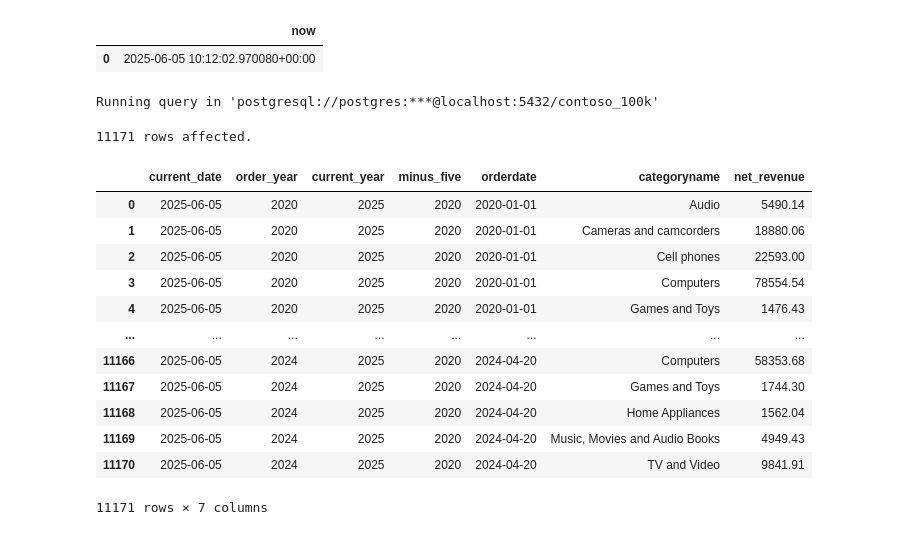
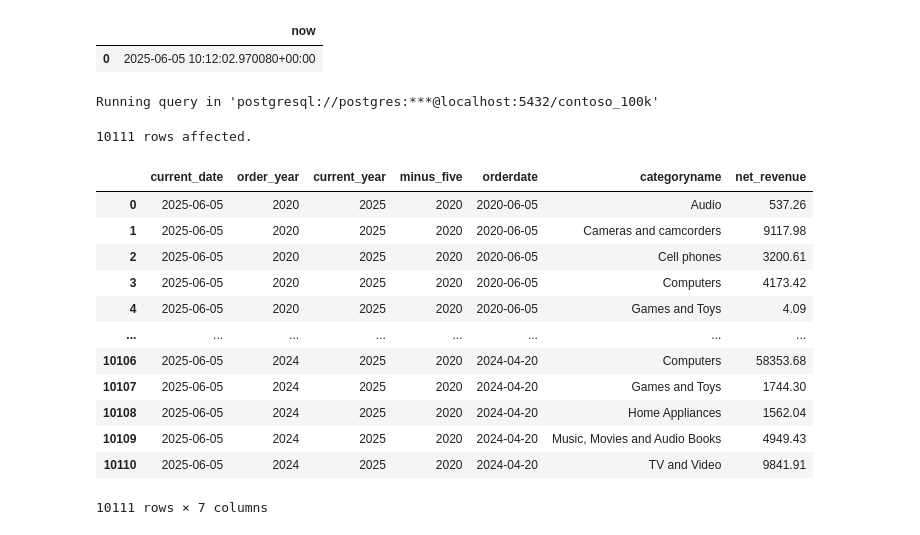
Before and after one commit to muva8496/The-Great-Thing, a Jupyter notebook: Resources/Blank_SQL_Notebook.ipynb, the cells around one changed output. Drawn from its saved outputs; the diff is of its cells as text; code cells hidden in the pictures.

```diff
--- a/Resources/Blank_SQL_Notebook.ipynb
+++ b/Resources/Blank_SQL_Notebook.ipynb
@@ -160,36 +160,36 @@ Running query in 'postgresql://postgres:***@localhost:5432/contoso_100k'
 # %%
 %%sql
 
 SELECT
     CURRENT_DATE,
     EXTRACT(YEAR FROM orderdate) AS order_year,
     EXTRACT(YEAR FROM CURRENT_DATE) AS current_year,
     EXTRACT(YEAR FROM CURRENT_DATE) - 5 AS minus_five,
     s.orderdate,
     p.categoryname,
     SUM(s.quantity * s.netprice * s.exchangerate) AS net_revenue
 FROM sales s
 LEFT JOIN product p ON s.productkey = p.productkey
-WHERE EXTRACT(YEAR FROM s.orderdate) >= EXTRACT(YEAR FROM CURRENT_DATE) - 5
+WHERE orderdate >= CURRENT_DATE - INTERVAL '5 years'
 GROUP BY
   s.orderdate,
   p.categoryname
 ORDER BY
   s.orderdate,
   p.categoryname
 # %% [output]
 Running query in 'postgresql://postgres:***@localhost:5432/contoso_100k'
-11171 rows affected.
+10111 rows affected.
 |  | current_date | order_year | current_year | minus_five | orderdate | categoryname | net_revenue |
-| 0 | 2025-06-05 | 2020 | 2025 | 2020 | 2020-01-01 | Audio | 5490.14 |
-| 1 | 2025-06-05 | 2020 | 2025 | 2020 | 2020-01-01 | Cameras and camcorders | 18880.06 |
-| 2 | 2025-06-05 | 2020 | 2025 | 2020 | 2020-01-01 | Cell phones | 22593.00 |
-| 3 | 2025-06-05 | 2020 | 2025 | 2020 | 2020-01-01 | Computers | 78554.54 |
-| 4 | 2025-06-05 | 2020 | 2025 | 2020 | 2020-01-01 | Games and Toys | 1476.43 |
+| 0 | 2025-06-05 | 2020 | 2025 | 2020 | 2020-06-05 | Audio | 537.26 |
+| 1 | 2025-06-05 | 2020 | 2025 | 2020 | 2020-06-05 | Cameras and camcorders | 9117.98 |
+| 2 | 2025-06-05 | 2020 | 2025 | 2020 | 2020-06-05 | Cell phones | 3200.61 |
+| 3 | 2025-06-05 | 2020 | 2025 | 2020 | 2020-06-05 | Computers | 4173.42 |
+| 4 | 2025-06-05 | 2020 | 2025 | 2020 | 2020-06-05 | Games and Toys | 4.09 |
 | ... | ... | ... | ... | ... | ... | ... | ... |
-| 11166 | 2025-06-05 | 2024 | 2025 | 2020 | 2024-04-20 | Computers | 58353.68 |
-| 11167 | 2025-06-05 | 2024 | 2025 | 2020 | 2024-04-20 | Games and Toys | 1744.30 |
-| 11168 | 2025-06-05 | 2024 | 2025 | 2020 | 2024-04-20 | Home Appliances | 1562.04 |
-| 11169 | 2025-06-05 | 2024 | 2025 | 2020 | 2024-04-20 | Music, Movies and Audio Books | 4949.43 |
-| 11170 | 2025-06-05 | 2024 | 2025 | 2020 | 2024-04-20 | TV and Video | 9841.91 |
+| 10106 | 2025-06-05 | 2024 | 2025 | 2020 | 2024-04-20 | Computers | 58353.68 |
+| 10107 | 2025-06-05 | 2024 | 2025 | 2020 | 2024-04-20 | Games and Toys | 1744.30 |
+| 10108 | 2025-06-05 | 2024 | 2025 | 2020 | 2024-04-20 | Home Appliances | 1562.04 |
+| 10109 | 2025-06-05 | 2024 | 2025 | 2020 | 2024-04-20 | Music, Movies and Audio Books | 4949.43 |
+| 10110 | 2025-06-05 | 2024 | 2025 | 2020 | 2024-04-20 | TV and Video | 9841.91 |
-11171 rows × 7 columns
+10111 rows × 7 columns
```
Also changed, not shown: parts of 3 cells of this notebook.
